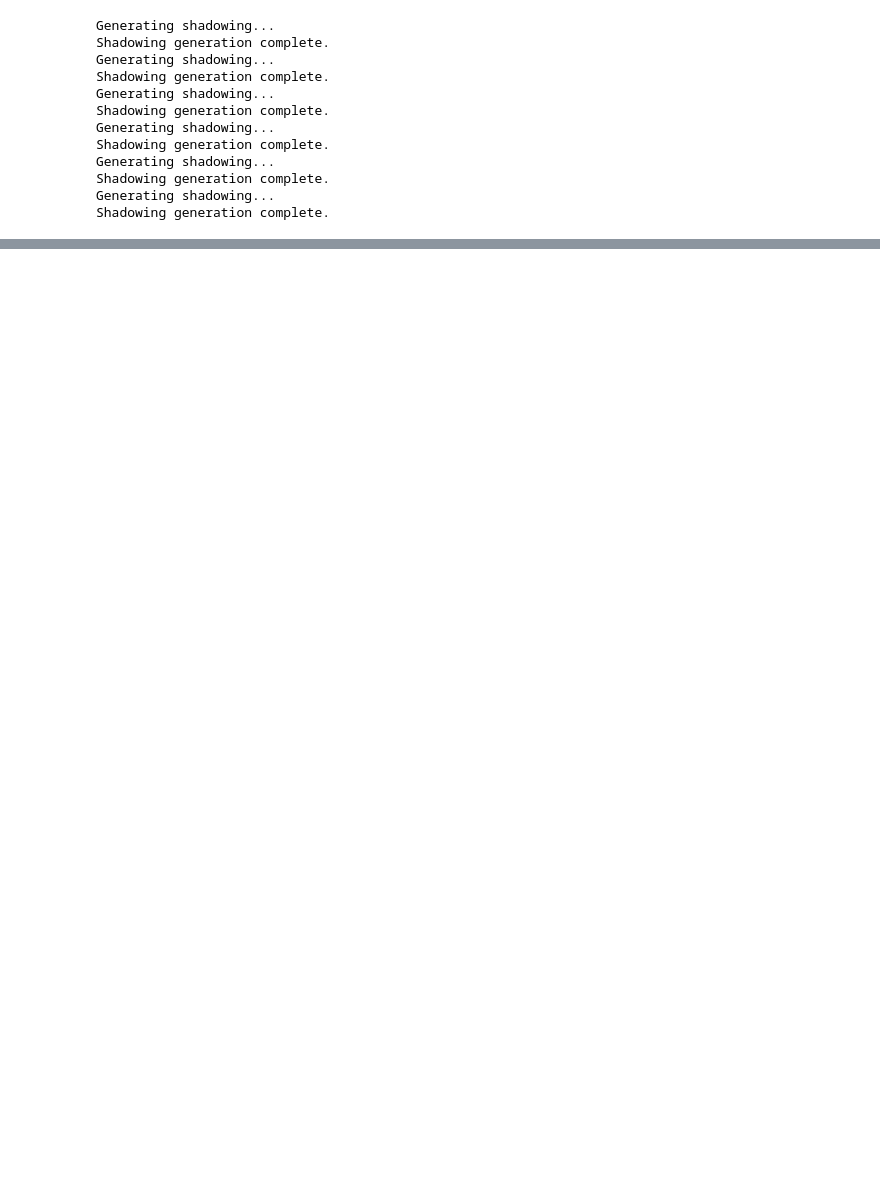
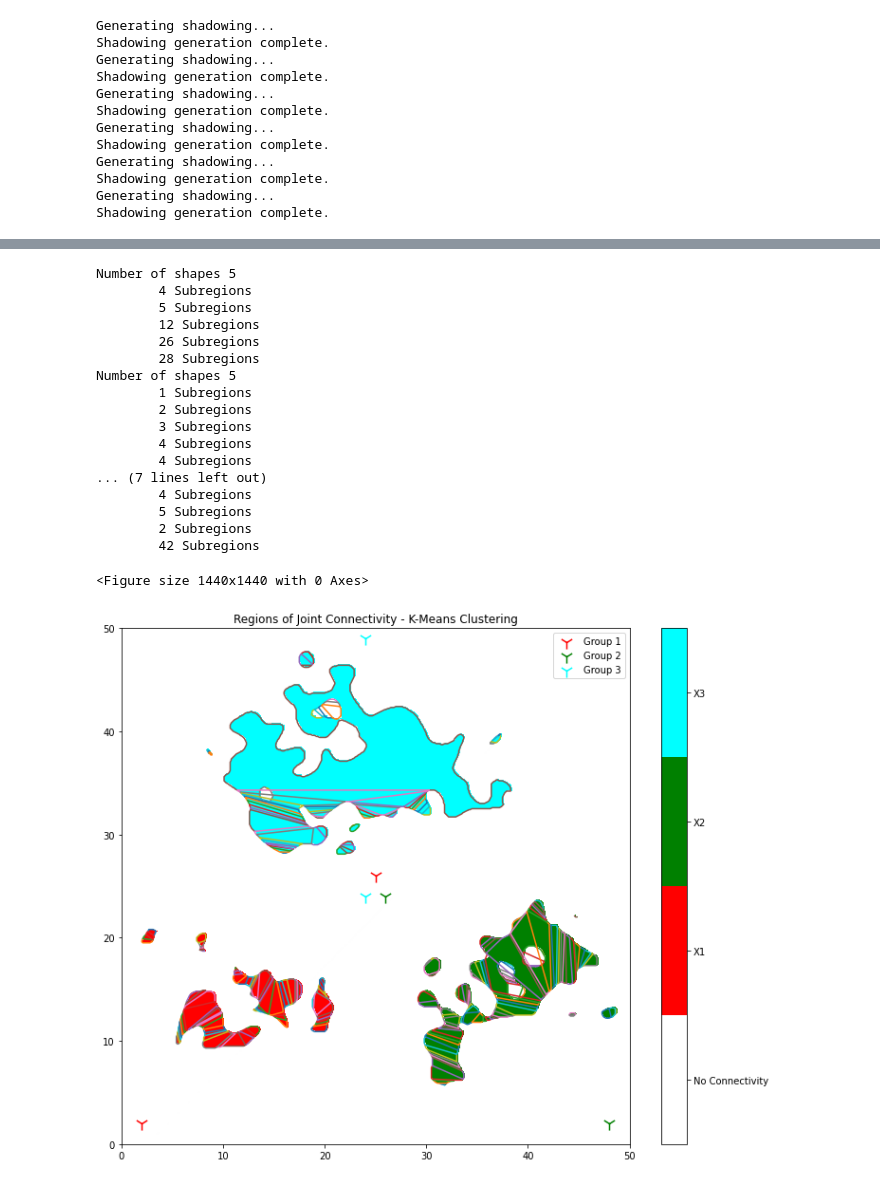
Before and after one commit to zhiyunjiang/CommMotionPlanning, a Jupyter notebook: python/touring_relay/regional_decomposition.ipynb, the cells around one changed output, grey strips where cells are left out. Saved outputs shown, nothing was run; the diff lists cells and outputs as text; code cells hidden in the pictures; blank space fills up the shorter version.

Commit message:
integration with CGAL cpp library, including custom cython wrapper for partitioning algos

```diff
--- a/python/touring_relay/regional_decomposition.ipynb
+++ b/python/touring_relay/regional_decomposition.ipynb
@@ -301,0 +309,69 @@ plt.show()
+# %%
+from CGAL.CGAL_Kernel import Point_2
+
+def to_CGAL_Points(np_pts):
+    CGAL_pts = []
+    for pt in np_pts:
+        CGAL_pt = Point_2(pt[0], pt[1])
+        CGAL_pts.append(CGAL_pt)
+
+    return CGAL_pts
+# %%
+#With
+fig = plt.figure(figsize=(20,20))
+color_array=['white', 'red', 'green', 'cyan']
+#plot the connectivity fields
+cfs = [cc.getConnectionField(-92) for cc in ccs]
+r1 = 1*cfs[0]*cfs[1]; r2 = 2*cfs[2]*cfs[3]; r3 = 3*cfs[4]*cfs[5];
+cmap = ListedColormap(color_array)
+ticks =[0.75/2,1.5-0.75/2, 1.5+0.75/2, 3-0.75/2]
+tick_labels = ['No Connectivity','X1', 'X2', 'X3']
+CC.plotField(region, r1+r2+r3, 'Regions of Joint Connectivity - K-Means Clustering', cmap=cmap,
+             ticks=ticks, tick_labels = tick_labels, do_show=False)
+
+for i in range(3):
+    plt.scatter([qBase[2*i][0], qBase[2*i+1][0]], [qBase[2*i][1], qBase[2*i+1][1]],
+                label='Group %d'%(i+1), color=color_array[i+1], marker='1', s=200)
+plt.legend()
+
+for i in range(3):
+    points = dt_sys.Xis[i]['points']
+    CGAL_pts = to_CGAL_Points(points)
+    shapes = CGAL_alphashape.Alpha_shape_2(CGAL_alphashape.REGULARIZED)
+    shapes.make_alpha_shape(CGAL_pts)
+    shapes.set_alpha(0.1)
+    polys = extract_polys(shapes)
+
+    print("Number of shapes %d"%(shapes.number_of_solid_components()))
+    for poly in polys:
+        poly.make_cc()
+        #now decompose this bad boi
+        pts = poly.as_np_array()
+        cnvx_polys = cgal_partition.optmal_convex_parition(pts)
+        #cnvx_polys = cgal_partition.hertel_mehlhorn(pts)
+        print("\t%d Subregions"%(len(cnvx_polys)))
+        for cnvx in cnvx_polys:
+            plt.plot(cnvx[:,0], cnvx[:,1])
+
+
+plt.show()
+# %% [output]
+Number of shapes 5
+        4 Subregions
+        5 Subregions
+        12 Subregions
+        26 Subregions
+        28 Subregions
+Number of shapes 5
+        1 Subregions
+        2 Subregions
+        3 Subregions
+        4 Subregions
+        4 Subregions
+... (7 lines left out)
+        4 Subregions
+        5 Subregions
+        2 Subregions
+        42 Subregions
+<Figure size 1440x1440 with 0 Axes>
+[figure, added]
```
Also changed, not shown: parts of 15 cells of this notebook, 15 other files.
